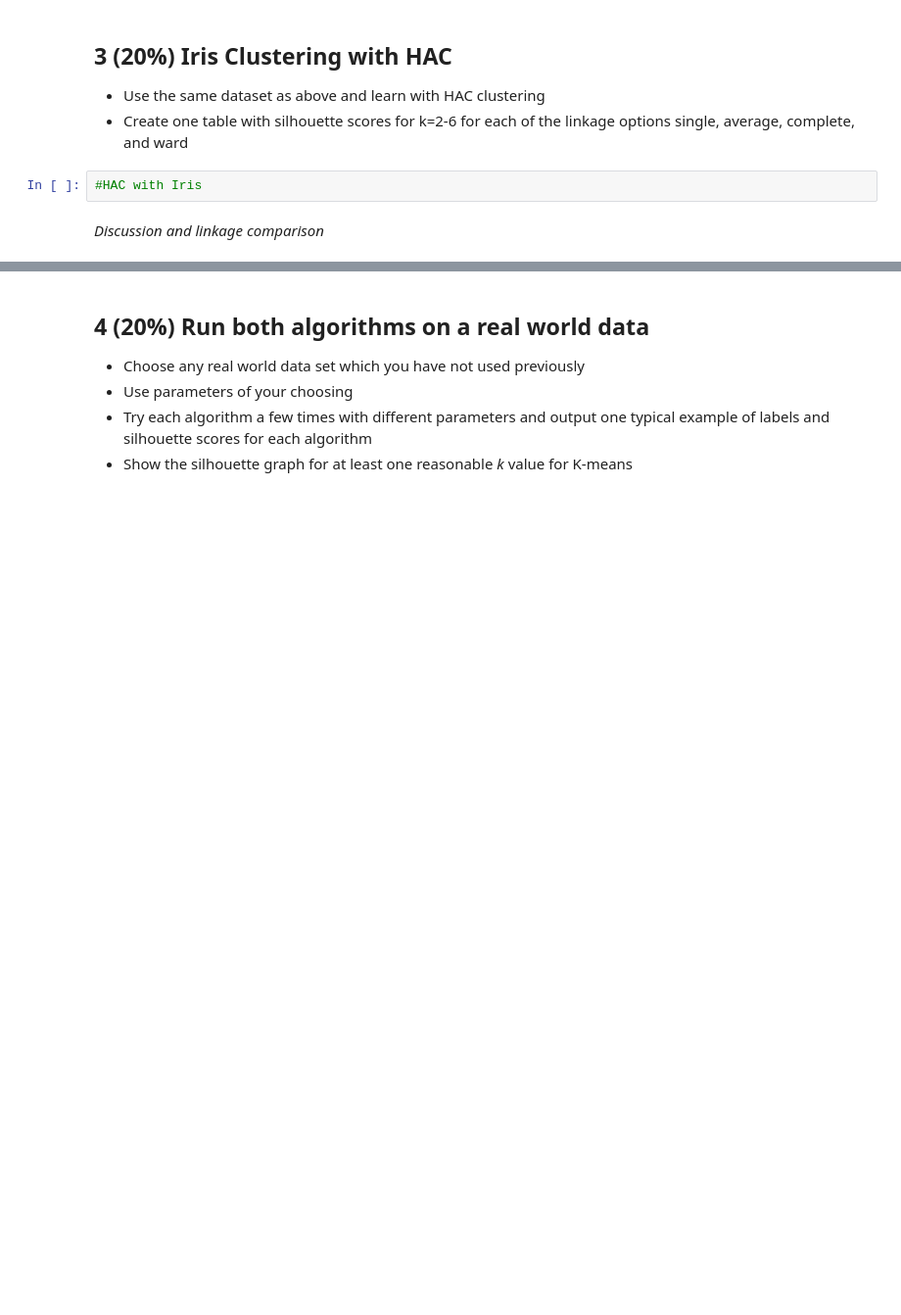
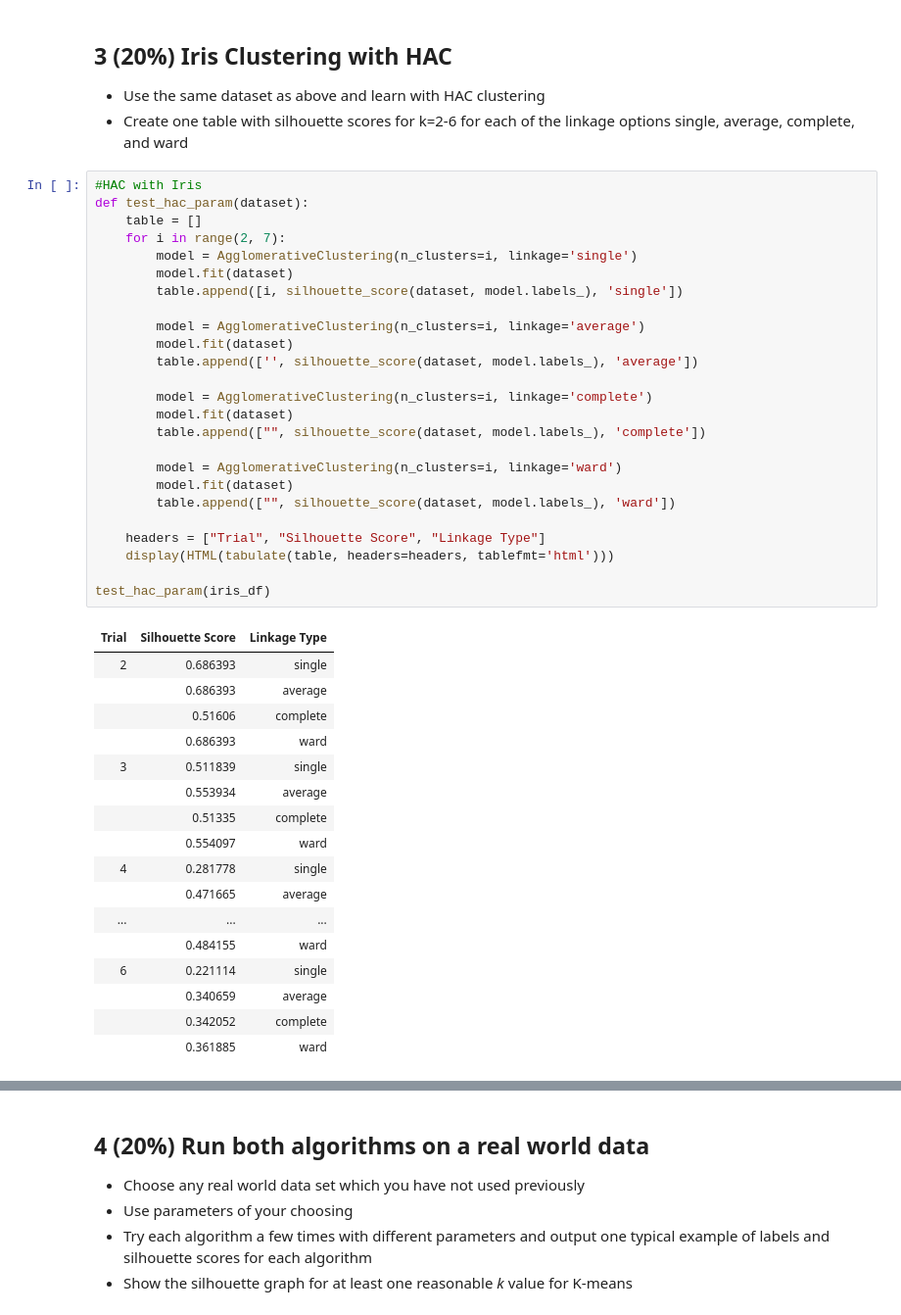
Before and after one commit to bwallace7430/clustering, a Jupyter notebook: Clustering_Lab.ipynb, the cells around one changed output, grey strips where cells are left out. Shown: that part at 98% size. Drawn from its saved outputs; the diff is of its cells as text; blank space fills up the shorter version.

```diff
--- a/Clustering_Lab.ipynb
+++ b/Clustering_Lab.ipynb
@@ -156,7 +187,46 @@ Discuss your results and justify which clustering is best based on the silhouett
 
 - Use the same dataset as above and learn with HAC clustering
 - Create one table with silhouette scores for k=2-6 for each of the linkage options single, average, complete, and ward
-# %%
-#HAC with Iris
-# %% [markdown]
-*Discussion and linkage comparison*
+# %%
+#HAC with Iris
+def test_hac_param(dataset):
+    table = []
+    for i in range(2, 7):
+        model = AgglomerativeClustering(n_clusters=i, linkage='single')
+        model.fit(dataset)
+        table.append([i, silhouette_score(dataset, model.labels_), 'single'])
+
+        model = AgglomerativeClustering(n_clusters=i, linkage='average')
+        model.fit(dataset)
+        table.append(['', silhouette_score(dataset, model.labels_), 'average'])
+
+        model = AgglomerativeClustering(n_clusters=i, linkage='complete')
+        model.fit(dataset)
+        table.append(["", silhouette_score(dataset, model.labels_), 'complete'])
+
+        model = AgglomerativeClustering(n_clusters=i, linkage='ward')
+        model.fit(dataset)
+        table.append(["", silhouette_score(dataset, model.labels_), 'ward'])
+
+    headers = ["Trial", "Silhouette Score", "Linkage Type"]
+    display(HTML(tabulate(table, headers=headers, tablefmt='html')))
+
+test_hac_param(iris_df)
+# %% [output]
+| Trial | Silhouette Score | Linkage Type |
+| 2 | 0.686393 | single |
+|  | 0.686393 | average |
+|  | 0.51606 | complete |
+|  | 0.686393 | ward |
+| 3 | 0.511839 | single |
+|  | 0.553934 | average |
+|  | 0.51335 | complete |
+|  | 0.554097 | ward |
+| 4 | 0.281778 | single |
+|  | 0.471665 | average |
+| ... | ... | ... |
+|  | 0.484155 | ward |
+| 6 | 0.221114 | single |
+|  | 0.340659 | average |
+|  | 0.342052 | complete |
+|  | 0.361885 | ward |
```
Also changed, not shown: parts of 14 cells of this notebook, 2 other files.
